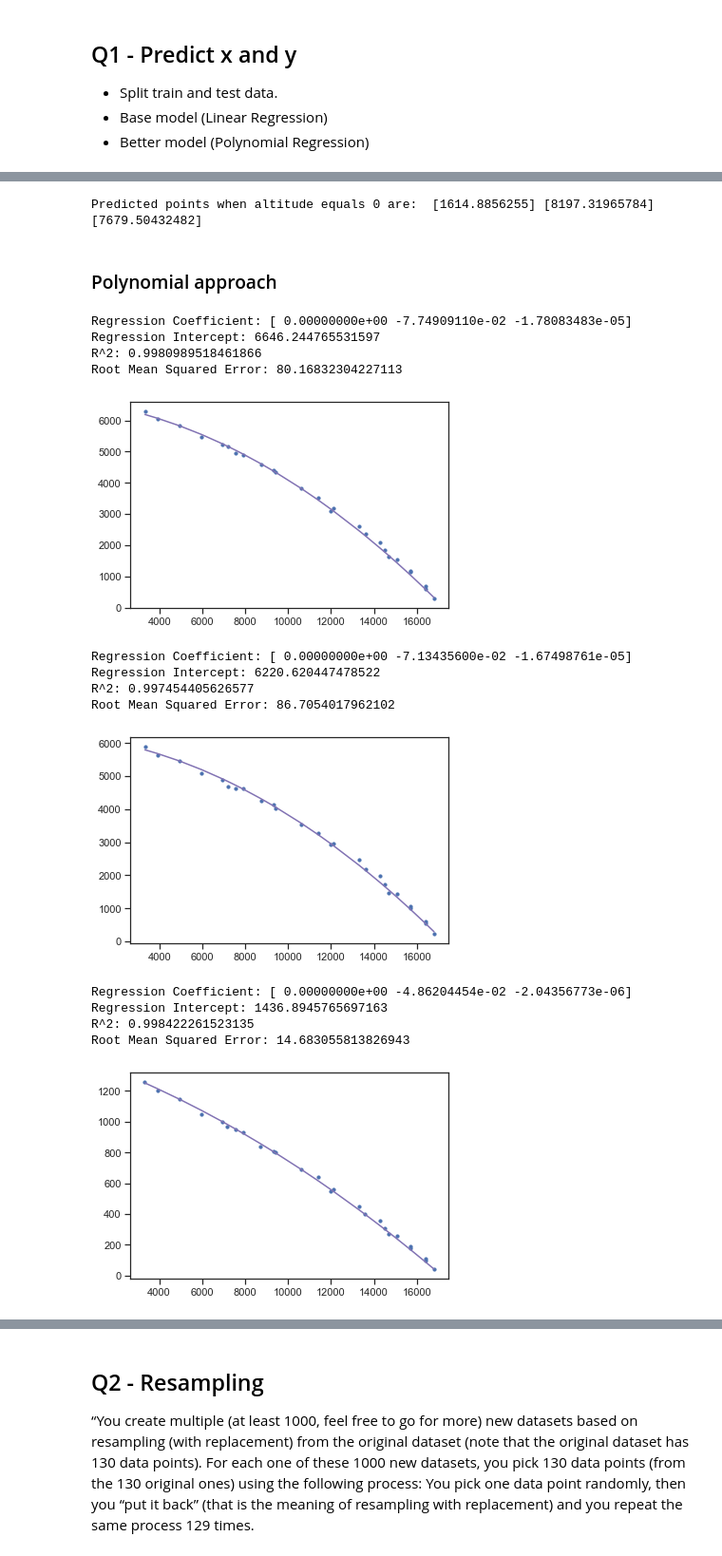
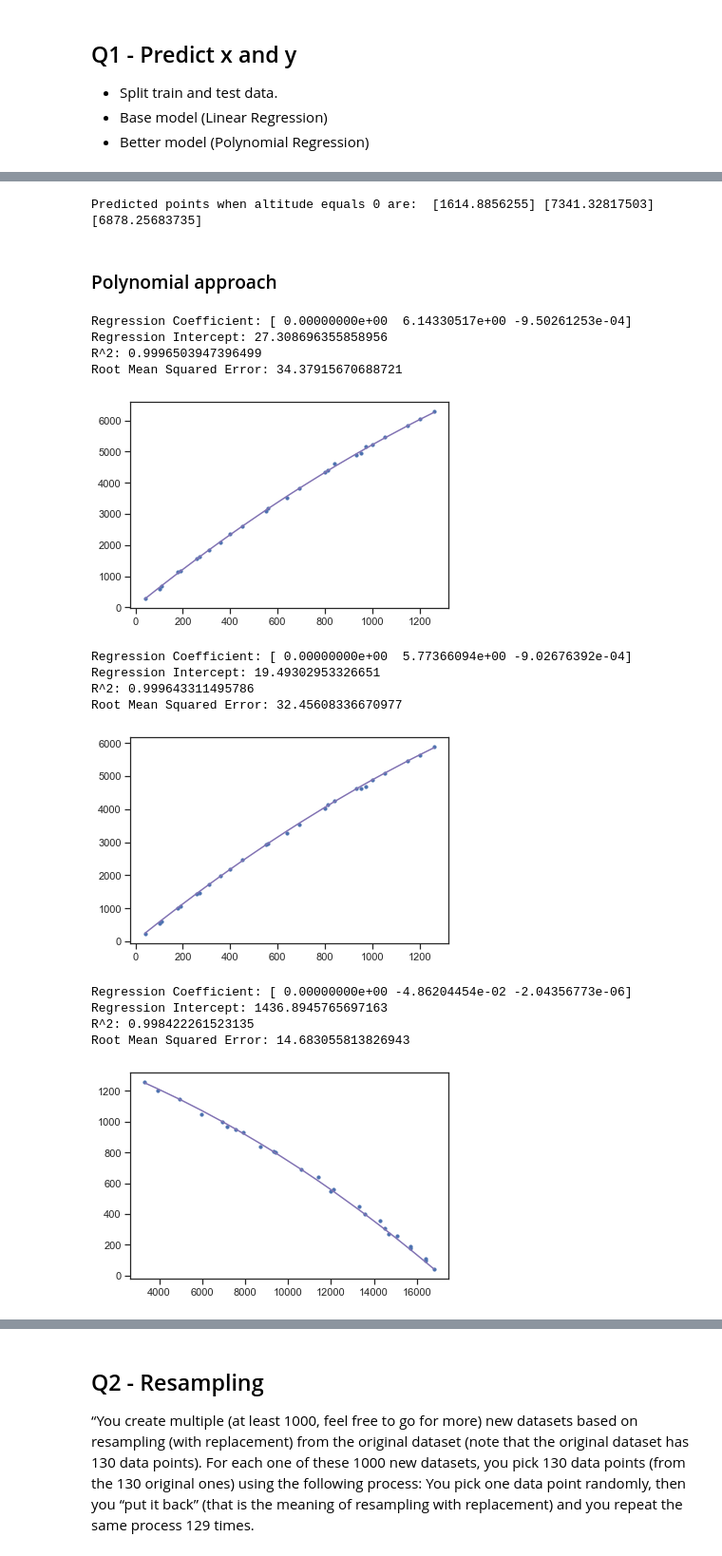
Before and after one commit to Noixas/The-Last-Judgement-Meteorite-Prediction, a Jupyter notebook: Code/TheLastJudgement.ipynb, the cells around one changed output, grey strips where cells are left out. Shown at 95% size. Cells and saved outputs as stored; diff of their text form; code cells hidden in the pictures.

```diff
--- a/Code/TheLastJudgement.ipynb
+++ b/Code/TheLastJudgement.ipynb
@@ -139,14 +139,14 @@ Root Mean Squared Error: 31.923520314989943
 [figure]
 # %%
 def predict_coord(model_reg_x, model_reg_y, model_reg_time, altitude=0):
-    coord_x = model_reg_x.predict([[altitude]])
-    coord_y = model_reg_y.predict([[altitude]])
+    coord_x = model_reg_x.predict([[1435.1744727246803]])
+    coord_y = model_reg_y.predict([[1435.1744727246803]])
     coord_time = model_reg_time.predict([[altitude]])
     print("Predicted points when altitude equals "+str(altitude)+" are: ", str(coord_time), str(coord_x),str(coord_y))
     # print("X: ")
 predict_coord(model_reg_x, model_reg_y, model_reg_time)
 # %% [output]
-Predicted points when altitude equals 0 are:  [1614.8856255] [8197.31965784] [7679.50432482]
+Predicted points when altitude equals 0 are:  [1614.8856255] [7341.32817503] [6878.25683735]
 # %% [markdown]
 ### Polynomial approach
 # %%
@@ -213,18 +211,18 @@ def poly_reg_model(X_train, X_test, y_train, y_test):
 # %%
-model_reg_x = poly(df[['z']].as_matrix(),df.x)
-model_reg_y = poly(df[['z']].as_matrix(),df.y)
+model_reg_x = poly(df[['time']].as_matrix(),df.x)
+model_reg_y = poly(df[['time']].as_matrix(),df.y)
 model_reg_time = poly(df[['z']].as_matrix(),df.time)
 # %% [output]
-Regression Coefficient: [ 0.00000000e+00 -7.74909110e-02 -1.78083483e-05]
-Regression Intercept: 6646.244765531597
-R^2: 0.9980989518461866
-Root Mean Squared Error: 80.16832304227113
+Regression Coefficient: [ 0.00000000e+00  6.14330517e+00 -9.50261253e-04]
+Regression Intercept: 27.308696355858956
+R^2: 0.9996503947396499
+Root Mean Squared Error: 34.37915670688721
-[figure, old version]
+[figure, new version]
-Regression Coefficient: [ 0.00000000e+00 -7.13435600e-02 -1.67498761e-05]
-Regression Intercept: 6220.620447478522
-R^2: 0.997454405626577
-Root Mean Squared Error: 86.7054017962102
+Regression Coefficient: [ 0.00000000e+00  5.77366094e+00 -9.02676392e-04]
+Regression Intercept: 19.49302953326651
+R^2: 0.999643311495786
+Root Mean Squared Error: 32.45608336670977
-[figure, old version]
+[figure, new version]
 Regression Coefficient: [ 0.00000000e+00 -4.86204454e-02 -2.04356773e-06]
 Regression Intercept: 1436.8945765697163
 R^2: 0.998422261523135
```
Also changed, not shown: parts of 10 cells of this notebook.
